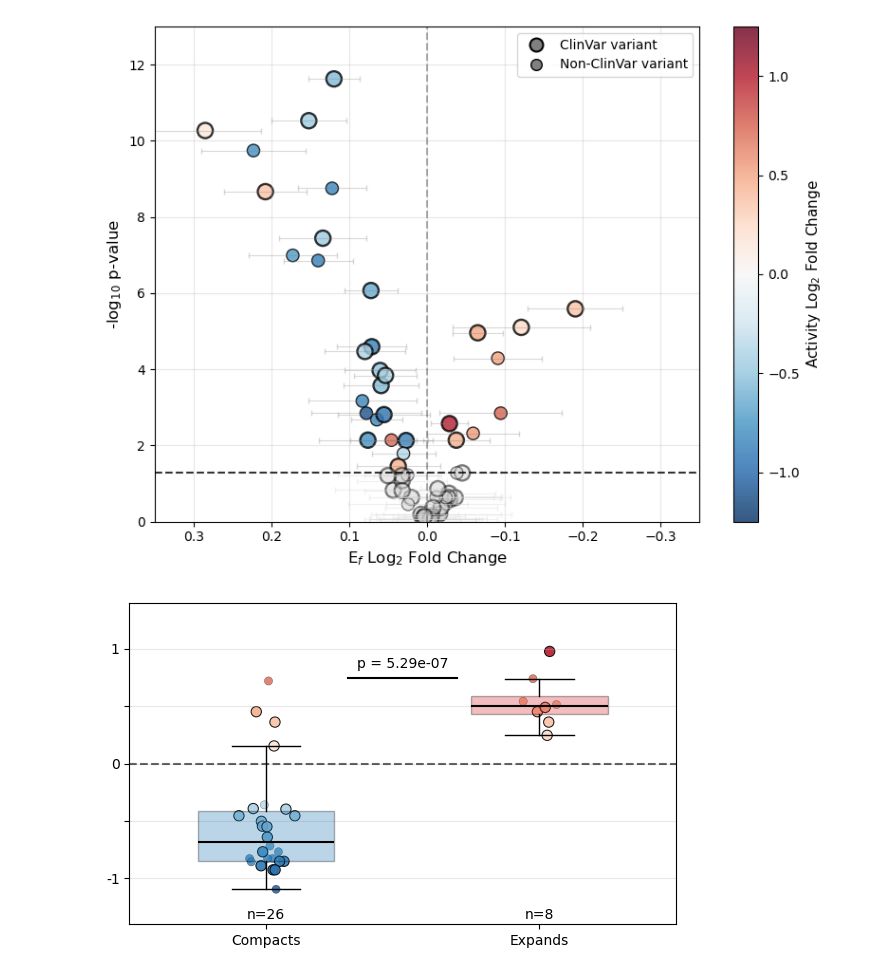
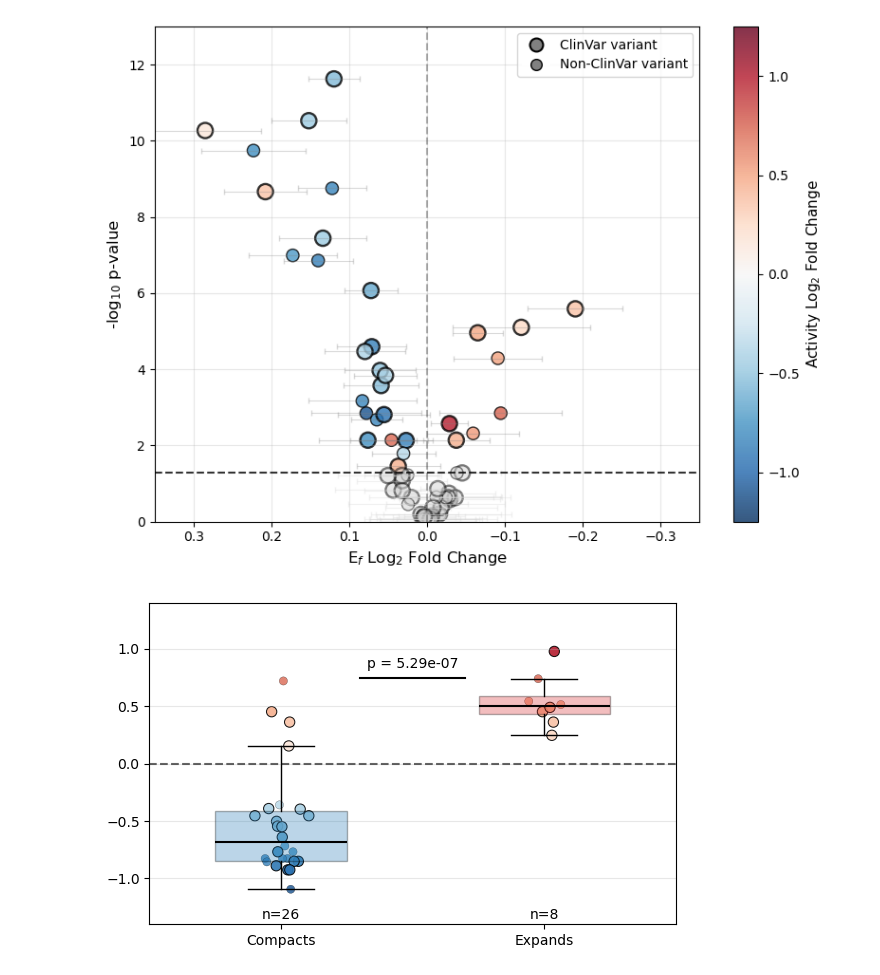
Before and after one commit to sukeniklab/CRX_2026, a Jupyter notebook: Scripts/Fig4_Ef-act.ipynb, the cells around one changed output. Drawn from its saved outputs; the diff is of its cells as text; code cells hidden in the pictures.

Commit message:
Figure Updates Added SVG Figures folder

```diff
--- a/Scripts/Fig4_Ef-act.ipynb
+++ b/Scripts/Fig4_Ef-act.ipynb
@@ -11,7 +11,12 @@ from scipy.stats import false_discovery_control
 plt.rcParams['svg.fonttype'] = 'none'
 # %%
 dfC = pd.read_csv('../Data/constructs_df.csv', index_col=0)
-dfA = pd.read_csv('../Data/CRX_fulllength.csv', index_col=0)
+dfA = pd.read_csv('../Data/DMSactivities.csv', index_col=0)
+clinvar = pd.read_csv('../Data/clinvar_missense.csv', index_col=0)
+
+clinvar = clinvar.rename(columns={'Protein change': 'mutation'})
+
+dfA['in_clinvar'] = dfA['mutation'].isin(clinvar['mutation'])
 # %%
 # Calculate normalized Ef_cell values per window
 # Extract window and mutation information
@@ -293,34 +298,34 @@ for i, data in enumerate(data_to_plot):
 
 # Add reference line at 0
 ax.axhline(y=0, color='black', linestyle='--', linewidth=1.5, alpha=0.6)
 
 # Perform t-test between the two conditions
 t_stat, p_value = stats.ttest_ind(positive_ef, negative_ef)
 
 # Add horizontal bar and p-value annotation
 y_pos = 0.75
 x1, x2 = 1.3, 1.7
 ax.plot([x1, x2], [y_pos, y_pos], 'k-', linewidth=1.5)
 
 # Add p-value text in scientific notation
 ax.text((x1 + x2) / 2, y_pos + 0.08, f'p = {p_value:.2e}', ha='center', fontsize=10)
 
 ax.set_ylim(-1.4, 1.4)
 
 # Labels and styling
 #ax.set_ylabel('Log2 Fold Change in Normalized Activity', fontsize=8)
-ax.set_yticks([-1, 0, 1], minor = [-.5, .5])
-ax.set_yticklabels(['', '-1', '', '0', '', '1'], fontsize=10)
+#ax.set_yticks([-1, 0, 1], minor = [-.5, .5])
+#ax.set_yticklabels(['', '-1', '', '0', '', '1'], fontsize=10)
 #ax.set_xlabel('Log2 Fold Change in Ef', fontsize=9)
 ax.grid(axis='y', alpha=0.3)
 
 # Add sample sizes
 for i, data in enumerate(data_to_plot):
     ax.text(i + 1, ax.get_ylim()[0] + 0.05, f'n={len(data)}',
             ha='center', fontsize=10)
 
 plt.tight_layout()
 
-plt.savefig('/Users/trev/Downloads/EfActivityViolin.svg')
+#plt.savefig('/Users/trev/Downloads/EfActivityViolin.svg')
 # %% [output]
-[figure, old version]
+[figure, new version]
```
Also changed, not shown: 5 other files.
